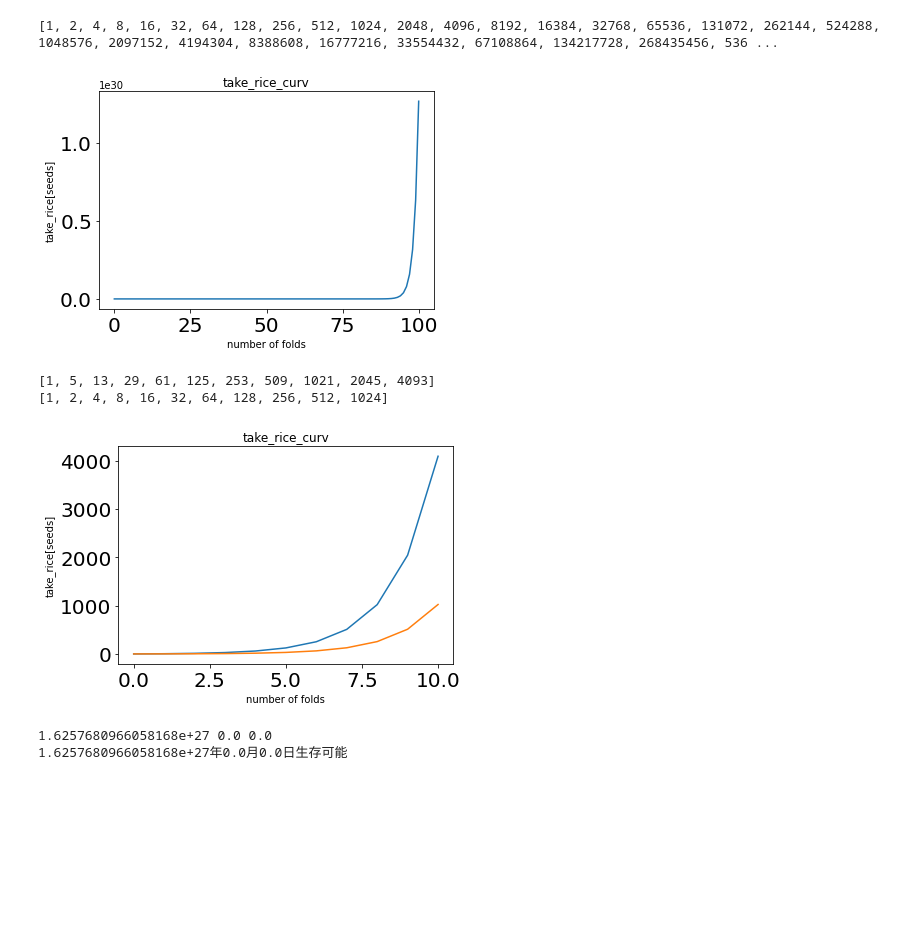
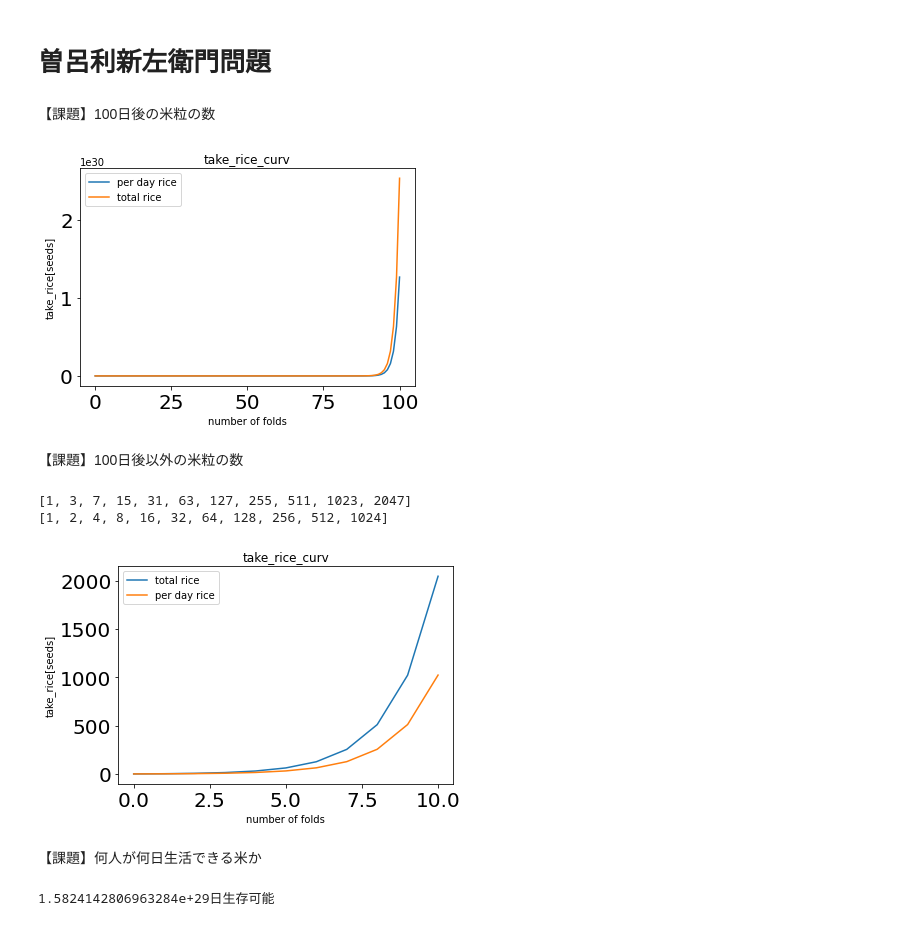
Before and after one commit to shota1201/diveintocode-ml, a Jupyter notebook: DIVE_INTO_CODE/python/week1/week1-1.ipynb, the cells around one changed output. Saved outputs shown, nothing was run; the diff lists cells and outputs as text; code cells hidden in the pictures; blank space fills up the shorter version.

```diff
--- a/DIVE_INTO_CODE/python/week1/week1-1.ipynb
+++ b/DIVE_INTO_CODE/python/week1/week1-1.ipynb
@@ -1,24 +1,34 @@
+# %% [markdown]
+# 曽呂利新左衛門問題
+# %% [markdown]
+【課題】100日後の米粒の数
 # %%
 import matplotlib.pyplot as plt
 %matplotlib inline
 
-
 take_rice = 1
+tmp = take_rice
+total_rice = [take_rice]
 days = 100
 list_rice = [take_rice]
-# list_rice = [list_rice[-1] * 2 for _ in range(days)]
+
 for _ in range(days):
     list_rice.append(list_rice[-1]*2)
-# print(list_rice)
+    tmp += list_rice[-1]
+    total_rice.append(tmp)
+
 plt.title('take_rice_curv')
 plt.xlabel("number of folds")
 plt.ylabel("take_rice[seeds]")
 plt.tick_params(labelsize=20) # 軸の値に関する設定を行う
-plt.plot(list_rice)
+plt.plot(list_rice, label='per day rice')
+plt.plot(total_rice, label='total rice')
+plt.legend()
 plt.show()
 # %% [output]
-[1, 2, 4, 8, 16, 32, 64, 128, 256, 512, 1024, 2048, 4096, 8192, 16384, 32768, 65536, 131072, 262144, 524288, 1048576, 2097152, 4194304, 8388608, 16777216, 33554432, 67108864, 134217728, 268435456, 536 ...
-[figure, old version]
+[figure, new version]
+# %% [markdown]
+【課題】100日後以外の米粒の数
 # %%
 import numpy as np
 def compute_sorori_shinzaemon(day=100):
@@ -43,7 +53,7 @@ def compute_sorori_shinzaemon(day=100):
     list_n_rice = [take_rice]
     for d in range(day):
         list_n_rice.append(list_n_rice[-1]*2)
-        tmp += list_n_rice[-1]*2
+        tmp += list_n_rice[-1]
         total_rice.append(tmp)
     return list_n_rice, total_rice
 list_n_rice, total_rice = compute_sorori_shinzaemon(day=10)
@@ -53,24 +63,30 @@ plt.title('take_rice_curv')
 plt.xlabel("number of folds")
 plt.ylabel("take_rice[seeds]")
 plt.tick_params(labelsize=20) # 軸の値に関する設定を行う
-plt.plot(total_rice)
-plt.plot(list_n_rice)
+plt.plot(total_rice, label='total rice')
+plt.plot(list_n_rice, label='per day rice')
+plt.legend()
 plt.show()
 # %% [output]
-[1, 5, 13, 29, 61, 125, 253, 509, 1021, 2045, 4093]
+[1, 3, 7, 15, 31, 63, 127, 255, 511, 1023, 2047]
 [1, 2, 4, 8, 16, 32, 64, 128, 256, 512, 1024]
-[figure, old version]
+[figure, new version]
-# %%
-def aaa(total_rice, people):
-    rice_weight = total_rice / 50 * 1
-    year = rice_weight / (400 * people) / 365
-    month = (year - int(year)) * 30
-    day = (month - int(month)) * 24
-    return year, month, day
-_, total_rice = compute_sorori_shinzaemon(day=115)
-year, month, day = aaa(total_rice=total_rice[-1], people=14)
-print(year, month, day)
-print('{0}年{1}月{2}日生存可能'.format(year, month, day))
-# %% [output]
-1.6257680966058168e+27 0.0 0.0
-1.6257680966058168e+27年0.0月0.0日生存可能
+# %% [markdown]
+【課題】何人が何日生活できる米か
+# %%
+# 米の重量：白米の場合→50粒で1g, 玄米の場合→25粒で1g 今回は白米を採用
+# 参考サイト→https://ameblo.jp/fenegi/entry-10598490252.html
+# 設定を戦国時代の1人が1日あたりで消費する米の量にした
+# 理由：現代人は食の選択肢が多すぎる為、米中心の食生活の時代背景にして問題を単純化する為
+# DIC同期受講生等を戦国時代の足軽武将と過程した場合、１人あたりの米消費量は約750g/日(米5合相当)
+# 参考サイト→https://emuzu-2.cocolog-nifty.com/blog/2014/02/15-a6dc.html
+
+def ToAliveRice(total_rice, people):
+    rice_weight = total_rice / 50 * 1
+    day = rice_weight / (750 * people)
+    return day
+_, total_rice = compute_sorori_shinzaemon(day=115)
+day = ToAliveRice(total_rice=total_rice[-1], people=14)
+print('{}日生存可能'.format(day))
+# %% [output]
+1.5824142806963284e+29日生存可能
```
